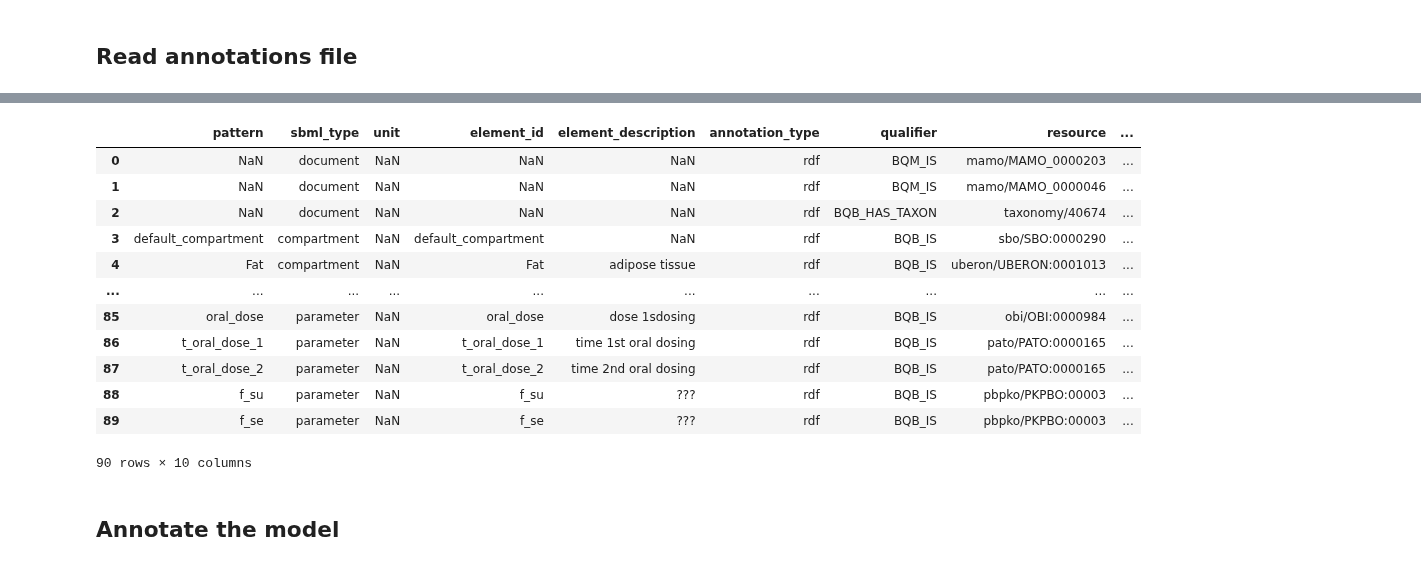
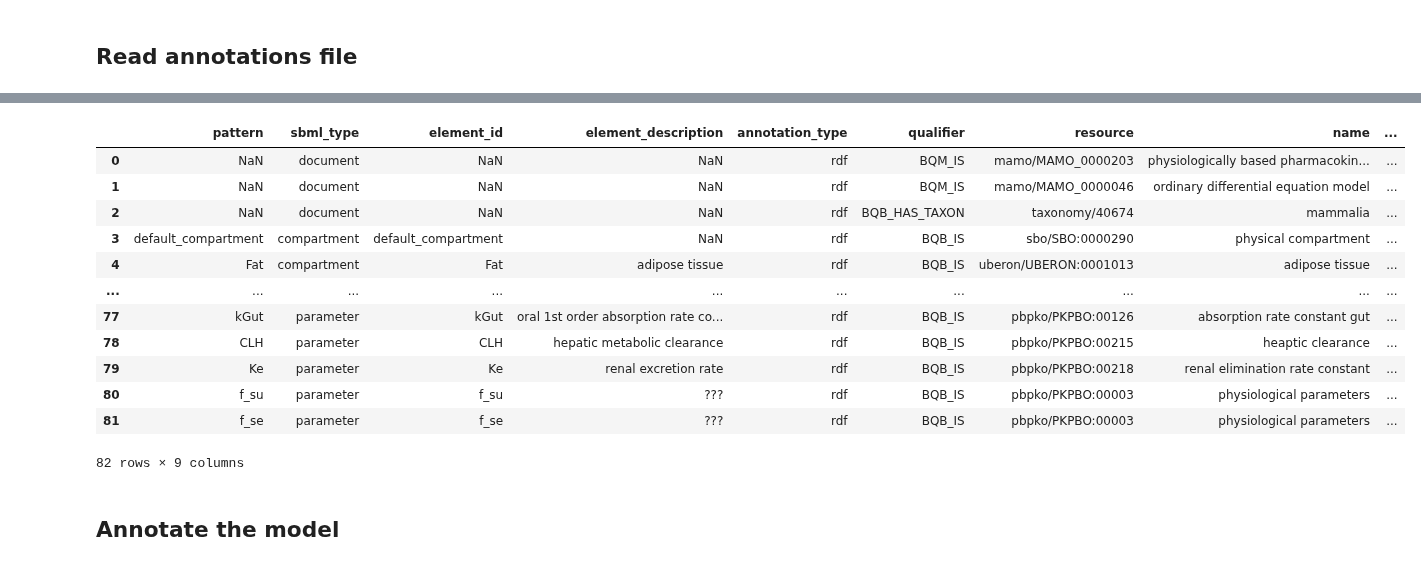
Before and after one commit to rivm-syso/euromix-to-sbml, a Jupyter notebook: notebooks/test_model_annotation.ipynb, the cells around one changed output, grey strips where cells are left out. Drawn from its saved outputs; the diff is of its cells as text; code cells hidden in the pictures.

```diff
--- a/notebooks/test_model_annotation.ipynb
+++ b/notebooks/test_model_annotation.ipynb
@@ -4,23 +4,23 @@
 ## Read annotations file
 # %%
 from sbmlutils.metadata.annotator import ModelAnnotator
-df = ModelAnnotator.read_annotations_df('../model/euromix.annotations.xlsx', file_format="xlsx")
+df = ModelAnnotator.read_annotations_df('../model/euromix.terms.csv', file_format="csv")
 df
 # %% [output]
 [interactive output not drawn]
-|  | pattern | sbml_type | unit | element_id | element_description | annotation_type | qualifier | resource | ... |
-| 0 | NaN | document | NaN | NaN | NaN | rdf | BQM_IS | mamo/MAMO_0000203 | ... |
-| 1 | NaN | document | NaN | NaN | NaN | rdf | BQM_IS | mamo/MAMO_0000046 | ... |
-| 2 | NaN | document | NaN | NaN | NaN | rdf | BQB_HAS_TAXON | taxonomy/40674 | ... |
-| 3 | default_compartment | compartment | NaN | default_compartment | NaN | rdf | BQB_IS | sbo/SBO:0000290 | ... |
-| 4 | Fat | compartment | NaN | Fat | adipose tissue | rdf | BQB_IS | uberon/UBERON:0001013 | ... |
+|  | pattern | sbml_type | element_id | element_description | annotation_type | qualifier | resource | name | ... |
+| 0 | NaN | document | NaN | NaN | rdf | BQM_IS | mamo/MAMO_0000203 | physiologically based pharmacokin... | ... |
+| 1 | NaN | document | NaN | NaN | rdf | BQM_IS | mamo/MAMO_0000046 | ordinary differential equation model | ... |
+| 2 | NaN | document | NaN | NaN | rdf | BQB_HAS_TAXON | taxonomy/40674 | mammalia | ... |
+| 3 | default_compartment | compartment | default_compartment | NaN | rdf | BQB_IS | sbo/SBO:0000290 | physical compartment | ... |
+| 4 | Fat | compartment | Fat | adipose tissue | rdf | BQB_IS | uberon/UBERON:0001013 | adipose tissue | ... |
 | ... | ... | ... | ... | ... | ... | ... | ... | ... | ... |
-| 85 | oral_dose | parameter | NaN | oral_dose | dose 1sdosing | rdf | BQB_IS | obi/OBI:0000984 | ... |
-| 86 | t_oral_dose_1 | parameter | NaN | t_oral_dose_1 | time 1st oral dosing | rdf | BQB_IS | pato/PATO:0000165 | ... |
-| 87 | t_oral_dose_2 | parameter | NaN | t_oral_dose_2 | time 2nd oral dosing | rdf | BQB_IS | pato/PATO:0000165 | ... |
-| 88 | f_su | parameter | NaN | f_su | ??? | rdf | BQB_IS | pbpko/PKPBO:00003 | ... |
-| 89 | f_se | parameter | NaN | f_se | ??? | rdf | BQB_IS | pbpko/PKPBO:00003 | ... |
+| 77 | kGut | parameter | kGut | oral 1st order absorption rate co... | rdf | BQB_IS | pbpko/PKPBO:00126 | absorption rate constant gut | ... |
+| 78 | CLH | parameter | CLH | hepatic metabolic clearance | rdf | BQB_IS | pbpko/PKPBO:00215 | heaptic clearance | ... |
+| 79 | Ke | parameter | Ke | renal excretion rate | rdf | BQB_IS | pbpko/PKPBO:00218 | renal elimination rate constant | ... |
+| 80 | f_su | parameter | f_su | ??? | rdf | BQB_IS | pbpko/PKPBO:00003 | physiological parameters | ... |
+| 81 | f_se | parameter | f_se | ??? | rdf | BQB_IS | pbpko/PKPBO:00003 | physiological parameters | ... |
-90 rows × 10 columns
+82 rows × 9 columns
 # %% [markdown]
 ## Annotate the model
 # %%
```
Also changed, not shown: parts of 1 cell of this notebook, 17 other files.
